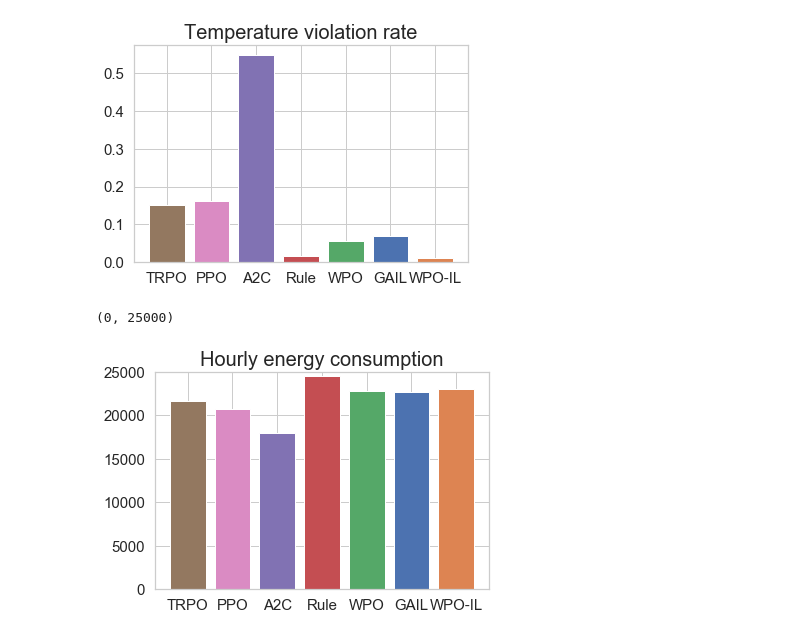
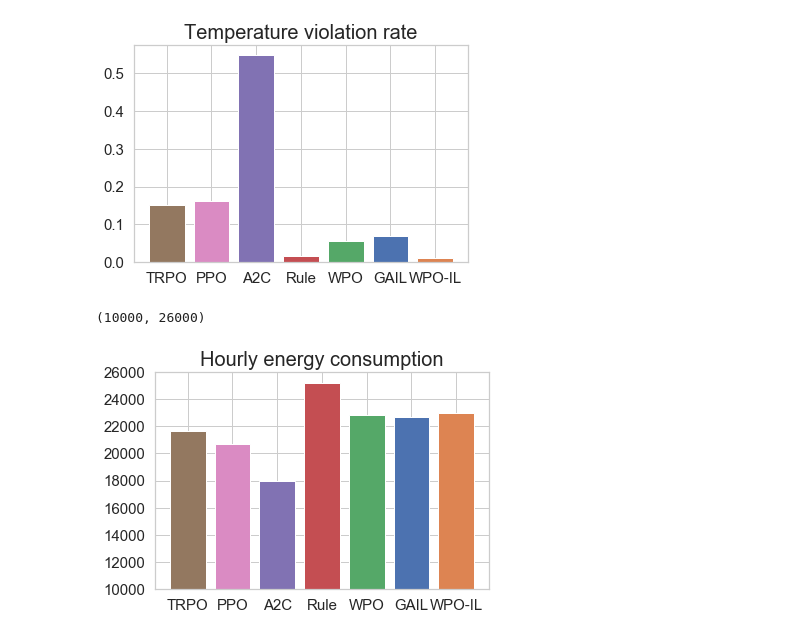
Before and after one commit to kadysongbb/wpo-smart-building, a Jupyter notebook: wpo_building_plot.ipynb, the cells around one changed output. Drawn from its saved outputs; the diff is of its cells as text; code cells hidden in the pictures.

```diff
--- a/wpo_building_plot.ipynb
+++ b/wpo_building_plot.ipynb
@@ -109,3 +109,3 @@ ppo_temp_list = [19.913605, 20.357111, 20.637388, 20.131289, 20.430983, 20.68546
 # %%
 rule_based_violation_rate = 0.016129032258064516
-rule_based_average_hourly_power = 24517
+rule_based_average_hourly_power = 25217
@@ -117,3 +117,3 @@ wpo_rl_temp_list = [19.917267, 20.358644, 20.637785, 20.752478, 20.804619, 20.84
 # %%
 wpo_il_rl_violation_rate = 0.0104802867383512545
-wpo_il_rl_average_hourly_power = 23037.75356486535
+wpo_il_rl_average_hourly_power = 22937.75356486535
@@ -193,10 +193,10 @@ plt.bar(['TRPO', 'PPO', 'A2C', 'Rule', 'WPO', 'GAIL', 'WPO-IL'], [trpo_violation
 # %%
 fig = plt.figure()
 plt.title('Hourly energy consumption', fontsize = 20)
 plt.yticks(fontsize=15)
 plt.xticks(fontsize=15)
 plt.bar(['TRPO', 'PPO', 'A2C', 'Rule', 'WPO', 'GAIL', 'WPO-IL'], [trpo_average_hourly_power, ppo_average_hourly_power, a2c_average_hourly_power, rule_based_average_hourly_power, wpo_rl_average_hourly_power, wpo_il_average_hourly_power, wpo_il_rl_average_hourly_power], color = ['#937860', '#da8bc3', '#8172b3', red, green, blue, orange])
-plt.ylim([0, 25000])
+plt.ylim([10000, 26000])
 # %% [output]
-(0, 25000)
+(10000, 26000)
-[figure, old version]
+[figure, new version]
```
